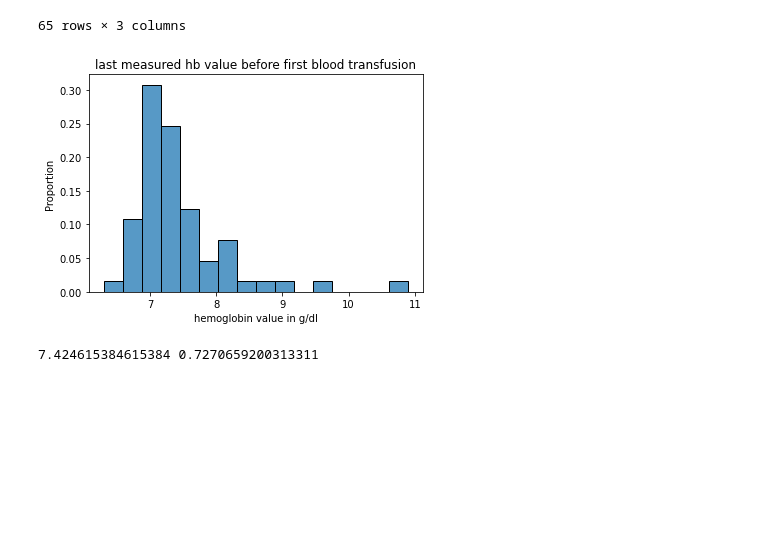
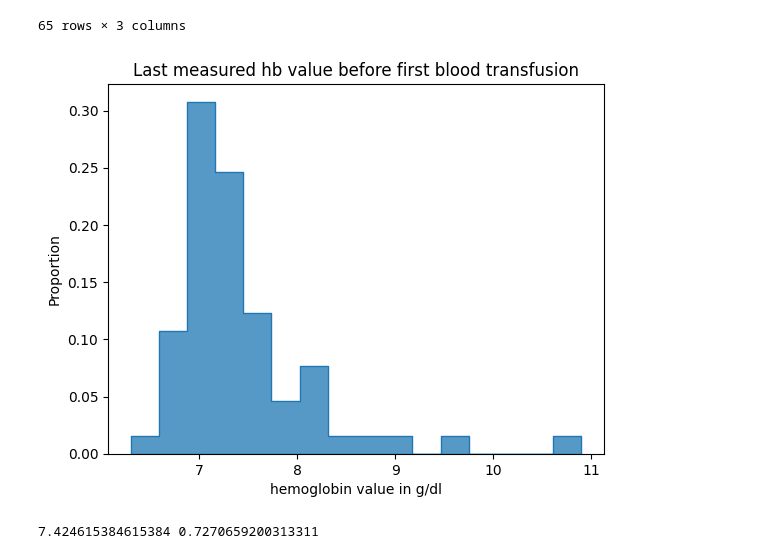
Before and after one commit to lily214754/MIMIC, a Jupyter notebook: EDA/EPIC EDA debug.ipynb, the cells around one changed output. Cells and saved outputs as stored; diff of their text form; code cells hidden in the pictures; blank space fills up the shorter version.

```diff
--- a/EDA/EPIC EDA debug.ipynb
+++ b/EDA/EPIC EDA debug.ipynb
@@ -68,3 +71,4 @@ for row_index, row in first_transfusion.iterrows():
 
     ## pick the most recent or the largest time
     hb_value.append(float(temp_df.loc[temp_df["RESULT_TIME"] == temp_df["RESULT_TIME"].max()]["RESULT"]))
+first_transfusion['pre_trans_hb'] = hb_value
@@ -71,12 +78,13 @@ for row_index, row in first_transfusion.iterrows():
 # %%
 ## plot for Q1
-sns.histplot(hb_value,stat="probability")
+# sns.histplot(hb_value,stat="probability")
+sns.histplot(first_transfusion,x = "pre_trans_hb",stat="probability",element="step",common_norm=False)
 plt.title('Last measured hb value before first blood transfusion')
 plt.xlabel("hemoglobin value in g/dl")
 plt.ylabel('Proportion')
 plt.show()
 # %% [output]
-[figure, old version]
+[figure, new version]
 # %%
 ## mean/std for the hb value of q1
 
```
Also changed, not shown: parts of 20 cells of this notebook, 22 other files.
